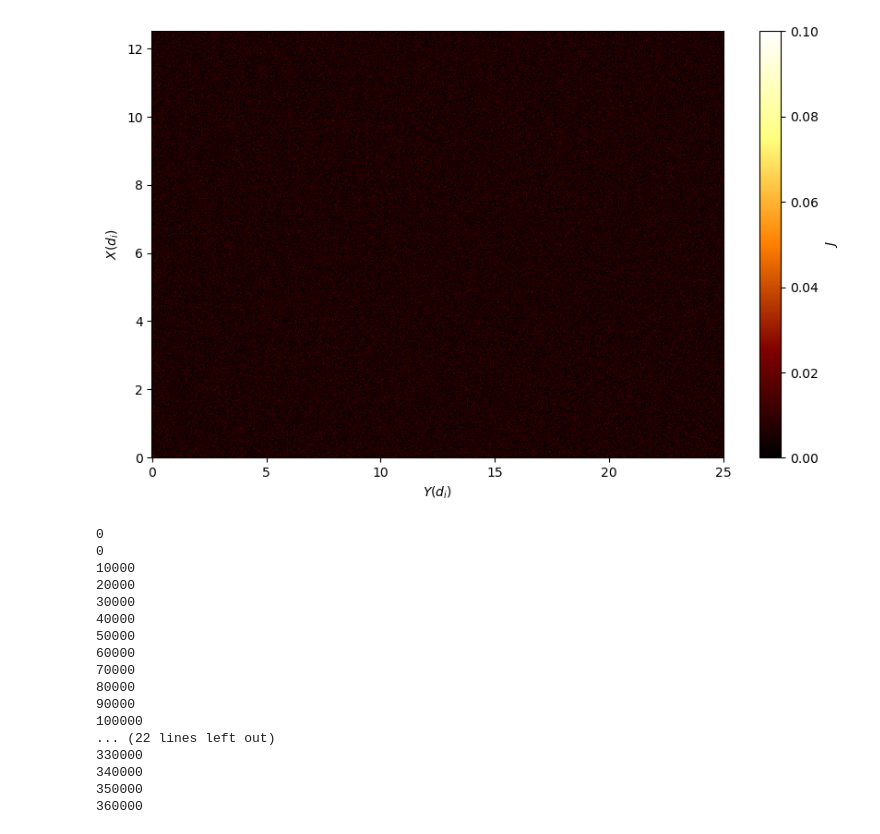
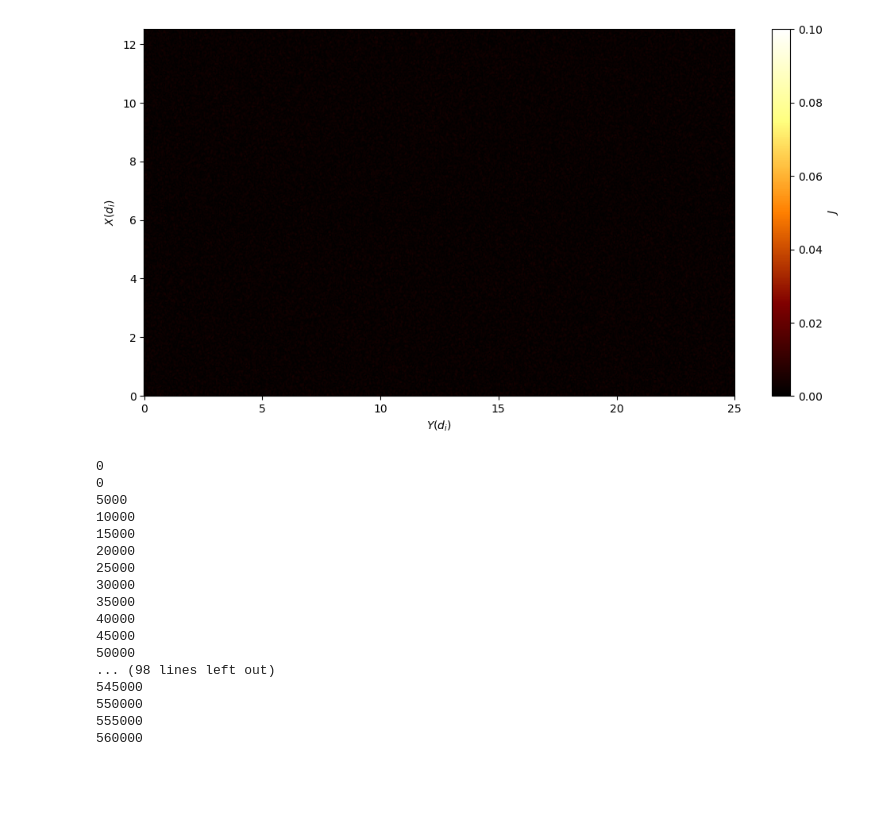
Before and after one commit to jgoodwill1/TurbPy, a Jupyter notebook: Analysis/Jupyter/movie.ipynb, the cells around one changed output. Drawn from its saved outputs; the diff is of its cells as text; code cells hidden in the pictures; blank space fills up the shorter version.

```diff
--- a/Analysis/Jupyter/movie.ipynb
+++ b/Analysis/Jupyter/movie.ipynb
@@ -7,7 +7,8 @@ from TurbPy.imports import *
 # deck = 'turb_vth0.01/'
 # deck = 'KH_800ppc/'
 # deck = 'KH_beta0.1/'
-deck = 'KH_400ppc_200wci2/'
+# deck = 'KH_400ppc_200wci2/'
+deck = 'KH_200ppc_200wci/'
 
 dirs = '/pscratch/sd/g/goodwill/' + deck
 
@@ -90,23 +91,23 @@ def make_movie(dirs, deck, interval = 100, min = 0.0, max = 0.1, saveas = 'var',
    anim.save(figs + saveas + '.' + fl)
    plt.show()
 # %%
-make_movie(dirs, deck, lab = r'$J$', figshape = (10,6), cmap = 'afmhot')
+make_movie(dirs, deck, lab = r'$J$', figshape = (12,6), cmap = 'afmhot')
 # %% [output]
-[figure, old version]
+[figure, new version]
 0
 0
+5000
 10000
+15000
 20000
+25000
 30000
+35000
 40000
+45000
 50000
-60000
-70000
-80000
-90000
-100000
-... (22 lines left out)
-330000
-340000
-350000
-360000
+... (98 lines left out)
+545000
+550000
+555000
+560000
```
Also changed, not shown: parts of 1 cell of this notebook, 6 other files.
